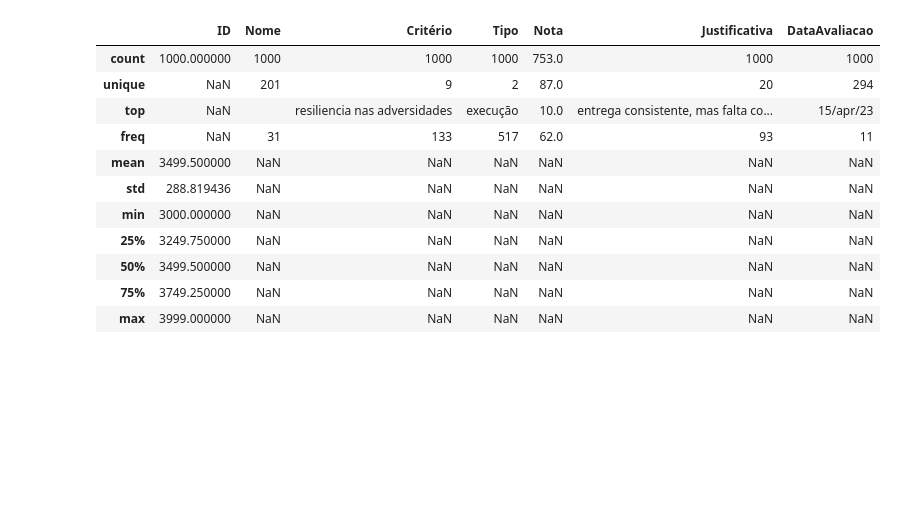
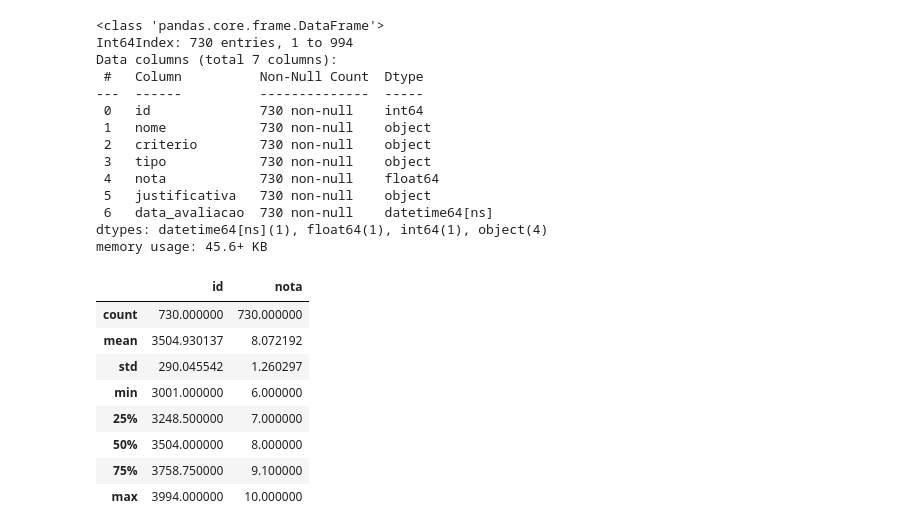
Before and after one commit to luizschmalz/SelfAvaliation, a Jupyter notebook: main.ipynb, the cells around one changed output. Drawn from its saved outputs; the diff is of its cells as text; code cells hidden in the pictures; blank space fills up the shorter version.

```diff
--- a/main.ipynb
+++ b/main.ipynb
@@ -14,5 +30,29 @@ df['Nota'] = df['Nota'].replace({
     'zero': 0, 'um': 1, 'dois': 2, 'três': 3, 'quatro': 4,
     'cinco': 5, 'seis': 6, 'sete': 7, 'oito': 8, 'nove': 9, 'dez': 10,
 })
-df.head(10)
+
+df['Nome'] = df['Nome'].str.rstrip()
+df['Nome'] = df['Nome'].str.lstrip()
+df['Tipo'] = df['Tipo'].str.lstrip()
+df['Nome'] = df['Nome'].str.replace('.', ' ', regex=False)
+
+df['Nota'] = pd.to_numeric(df['Nota'].astype(str).str.replace(',', '.', regex=False), errors='coerce')
+
+df['Justificativa'] = df['Justificativa'].str.replace(r'"""$', '', regex=True)
+
+df_nan = df[df['Nota'].isna()]
+df = df.dropna(subset=['Nota'])
+
+df = df[df['Nome'].str.strip().astype(bool)]
+
+def parse_data_avaliacao(data_str):
+    try:
+        return parser.parse(str(data_str), dayfirst=True)
+    except Exception:
+        return pd.NaT
+df['DataAvaliacao'] = df['DataAvaliacao'].apply(parse_data_avaliacao)
+
+df.columns = ['id', 'nome', 'criterio', 'tipo', 'nota', 'justificativa', 'data_avaliacao']
+
+df.head(20)
 # %% [output]
@@ -30,15 +76,29 @@ df.head(10)
+# %%
+df.info()
+# %% [output]
+<class 'pandas.core.frame.DataFrame'>
+Int64Index: 730 entries, 1 to 994
+Data columns (total 7 columns):
+ #   Column          Non-Null Count  Dtype
+---  ------          --------------  -----
+ 0   id              730 non-null    int64
+ 1   nome            730 non-null    object
+ 2   criterio        730 non-null    object
+ 3   tipo            730 non-null    object
+ 4   nota            730 non-null    float64
+ 5   justificativa   730 non-null    object
+ 6   data_avaliacao  730 non-null    datetime64[ns]
+dtypes: datetime64[ns](1), float64(1), int64(1), object(4)
+memory usage: 45.6+ KB
 # %%
-df.describe(include='all')
+df.describe()
 # %% [output]
-|  | ID | Nome | Critério | Tipo | Nota | Justificativa | DataAvaliacao |
-| count | 1000.000000 | 1000 | 1000 | 1000 | 753.0 | 1000 | 1000 |
-| unique | NaN | 201 | 9 | 2 | 87.0 | 20 | 294 |
-| top | NaN |  | resiliencia nas adversidades | execução | 10.0 | entrega consistente, mas falta co... | 15/apr/23 |
-| freq | NaN | 31 | 133 | 517 | 62.0 | 93 | 11 |
-| mean | 3499.500000 | NaN | NaN | NaN | NaN | NaN | NaN |
-| std | 288.819436 | NaN | NaN | NaN | NaN | NaN | NaN |
-| min | 3000.000000 | NaN | NaN | NaN | NaN | NaN | NaN |
-| 25% | 3249.750000 | NaN | NaN | NaN | NaN | NaN | NaN |
-| 50% | 3499.500000 | NaN | NaN | NaN | NaN | NaN | NaN |
-| 75% | 3749.250000 | NaN | NaN | NaN | NaN | NaN | NaN |
-| max | 3999.000000 | NaN | NaN | NaN | NaN | NaN | NaN |
+|  | id | nota |
+| count | 730.000000 | 730.000000 |
+| mean | 3504.930137 | 8.072192 |
+| std | 290.045542 | 1.260297 |
+| min | 3001.000000 | 6.000000 |
+| 25% | 3248.500000 | 7.000000 |
+| 50% | 3504.000000 | 8.000000 |
+| 75% | 3758.750000 | 9.100000 |
+| max | 3994.000000 | 10.000000 |
```
Also changed, not shown: parts of 7 cells of this notebook, 3 other files.
